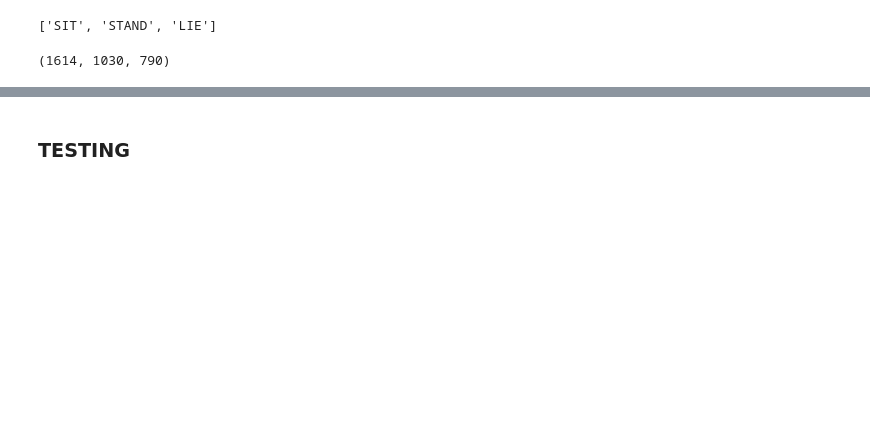
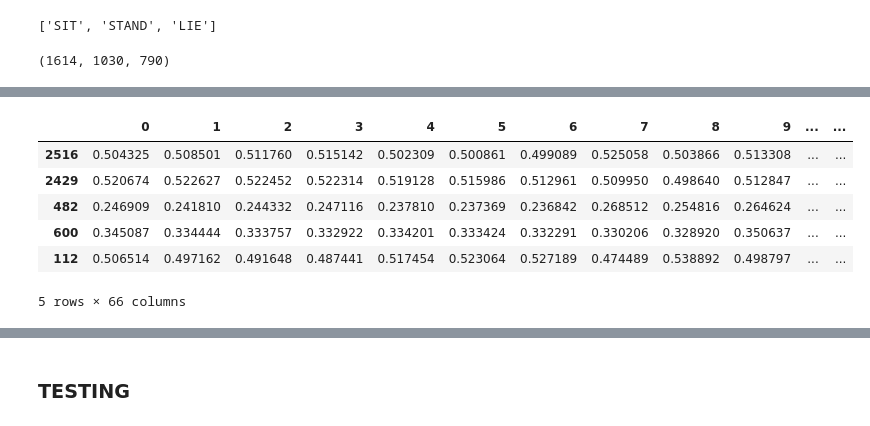
Before and after one commit to DAVID-NGUYEN-S16/Final-machine-learning, a Jupyter notebook: main_train.ipynb, the cells around one changed output, grey strips where cells are left out. Drawn from its saved outputs; the diff is of its cells as text; code cells hidden in the pictures; blank space fills up the shorter version.

```diff
--- a/main_train.ipynb
+++ b/main_train.ipynb
@@ -232,6 +299,16 @@ X_test, y_test = test.loc[:, test.columns != 'label'], test.label
 X_train = X_train.fillna(0.)
 # %%
 X_test = X_test.fillna(0.)
+# %%
+X_train.head()
+# %% [output]
+|  | 0 | 1 | 2 | 3 | 4 | 5 | 6 | 7 | 8 | 9 | ... | ... |
+| 2516 | 0.504325 | 0.508501 | 0.511760 | 0.515142 | 0.502309 | 0.500861 | 0.499089 | 0.525058 | 0.503866 | 0.513308 | ... | ... |
+| 2429 | 0.520674 | 0.522627 | 0.522452 | 0.522314 | 0.519128 | 0.515986 | 0.512961 | 0.509950 | 0.498640 | 0.512847 | ... | ... |
+| 482 | 0.246909 | 0.241810 | 0.244332 | 0.247116 | 0.237810 | 0.237369 | 0.236842 | 0.268512 | 0.254816 | 0.264624 | ... | ... |
+| 600 | 0.345087 | 0.334444 | 0.333757 | 0.332922 | 0.334201 | 0.333424 | 0.332291 | 0.330206 | 0.328920 | 0.350637 | ... | ... |
+| 112 | 0.506514 | 0.497162 | 0.491648 | 0.487441 | 0.517454 | 0.523064 | 0.527189 | 0.474489 | 0.538892 | 0.498797 | ... | ... |
+5 rows × 66 columns
 # %%
 # Tạo mô hình SVM với kernel phi tuyến tính
 svm_model = SVC(kernel='poly')
```
Also changed, not shown: parts of 42 cells of this notebook, 16 other files.
